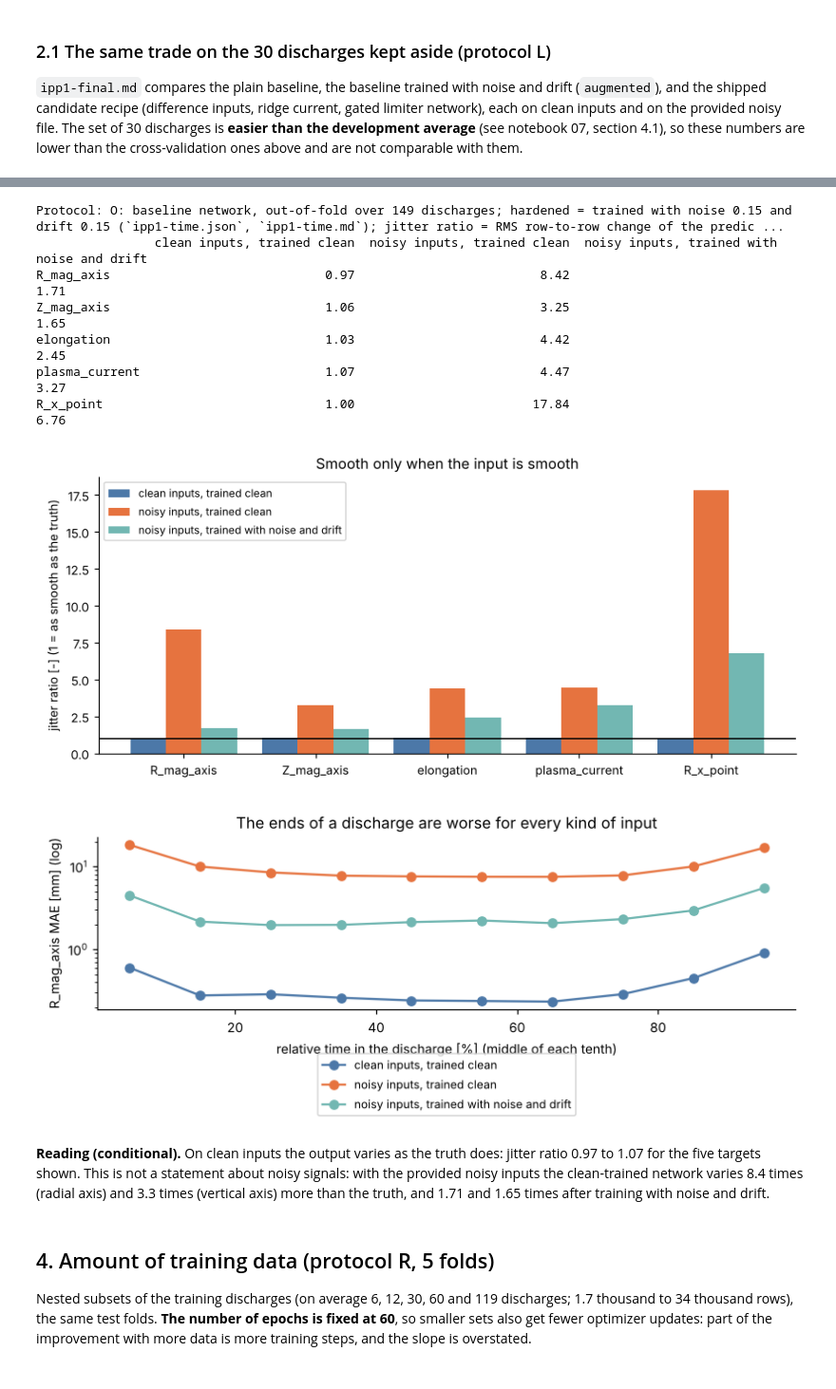
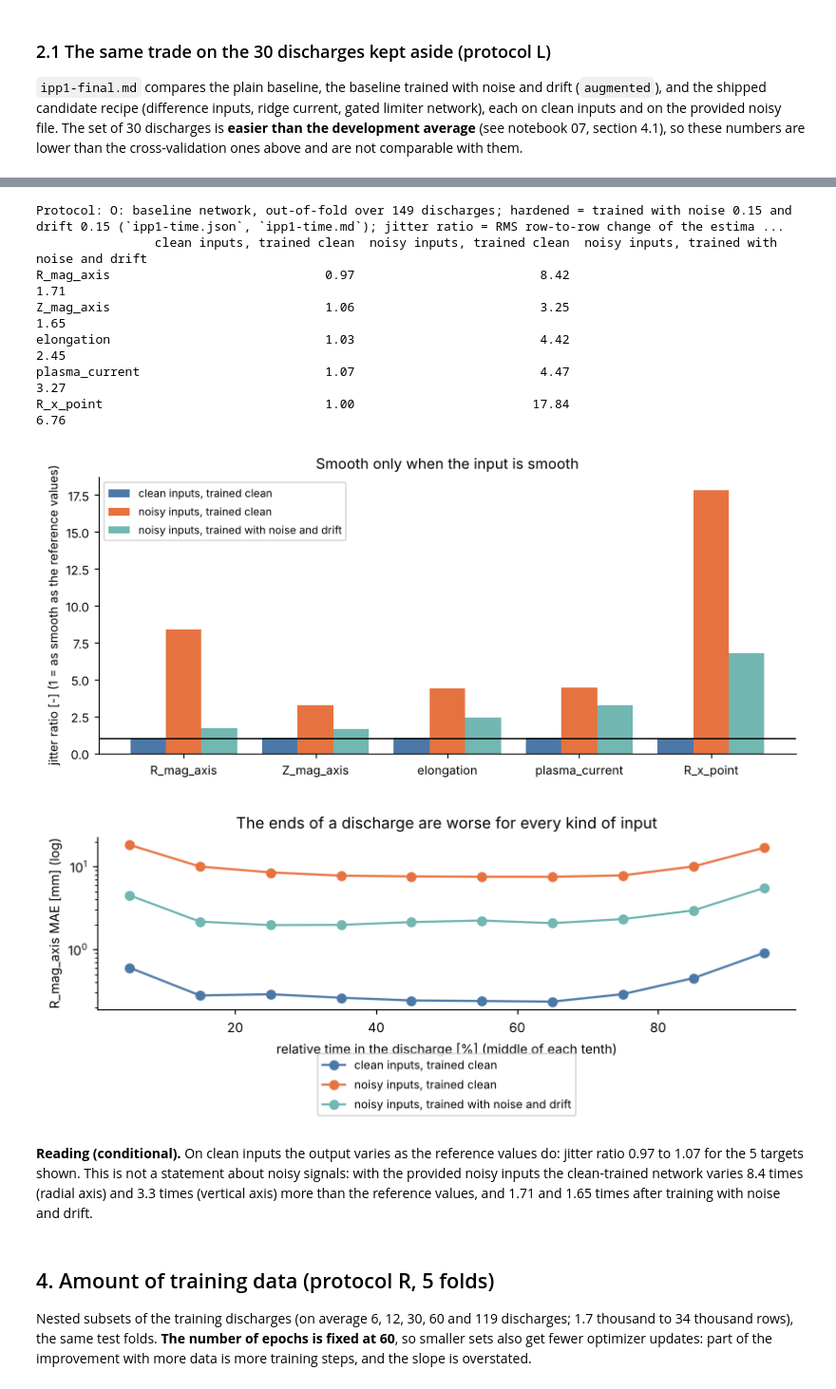
Before and after one commit to mschiller890/hackathon, a Jupyter notebook: notebooks/08_robustness_and_data_amount.ipynb, the cells around one changed output, grey strips where cells are left out. Shown at 95% size. Saved outputs shown, nothing was run; the diff lists cells and outputs as text; code cells hidden in the pictures.

```diff
--- a/notebooks/08_robustness_and_data_amount.ipynb
+++ b/notebooks/08_robustness_and_data_amount.ipynb
@@ -78,6 +78,8 @@ def table(name, heading=None, has=None, nth=0):
 def numeric(df, text=("target", "unit")):
     """Index by the first column and turn every other column into floats (text columns kept as strings)."""
     df = df.copy()
+    if "unit" in df.columns:
+        df["unit"] = df["unit"].replace("", "-")  # dimensionless targets: the results files leave the cell empty
     for c in df.columns[1:]:
         if c not in text:
             df[c] = df[c].map(num).astype(float)
@@ -169,12 +175,16 @@ P_R = ("R: baseline network 256-256-128, 60 epochs, 5 folds split by discharge,
        "noise and drift synthetic unless 'provided noisy' (`ipp1-robustness-findings.md`)")
 nd = numeric(table(F_ROB, "1. Noise and drift"), text=())
 nd.index.name = "trained on, tested on"
+def synth(s):  # make clear that drift (and the added noise) are ours, not in the provided file
+    return s.replace("noise 0.", "synthetic noise 0.").replace("drift 0.", "synthetic drift 0.")
+
+
 nd.columns = ["R axis [mm]", "Z axis [mm]", "elongation [-]", "limiter Z [mm]", "is_limited accuracy [%]"]
-show(nd, P_R)
+show(nd.rename(index=synth), P_R)
 
-fig, ax = plt.subplots(figsize=(8.5, 4)); names = list(nd.index)
+fig, ax = plt.subplots(figsize=(9.5, 4)); names = list(nd.index)
 colors = ["#4c78a8" if n.startswith("clean") else "#e6733f" if n.startswith("provided") else "#72b7b2" for n in names]
-ax.barh(names, nd["R axis [mm]"], color=colors); ax.set_xscale("log"); ax.invert_yaxis()
+ax.barh([synth(n) for n in names], nd["R axis [mm]"], color=colors); ax.set_xscale("log"); ax.invert_yaxis()
 for i, v in enumerate(nd["R axis [mm]"]): ax.text(v * 1.05, i, f"{v:.2f}", va="center", fontsize=8)
 ax.set_xlabel("radial axis position error, MAE [mm] (log scale)")
 ax.set_title("Blue: trained on clean data. Orange: trained on the provided noisy file. Green: augmented")
@@ -273,37 +283,37 @@ The three columns below are the plain network on clean inputs, the plain network
 # %%
 tj = json.loads(read("ipp1-time.json"))
 P_O = ("O: baseline network, out-of-fold over 149 discharges; hardened = trained with noise 0.15 and drift 0.15 (`ipp1-time.json`, `ipp1-time.md`)")
 tt = ["R_mag_axis", "Z_mag_axis", "elongation", "plasma_current", "R_x_point"]
 jit = pd.DataFrame({
     "clean inputs, trained clean": {t: tj["jitter_ratio"][t] for t in tt},
     "noisy inputs, trained clean": {t: tj["noisy"]["clean_on_noisy"]["jitter_ratio"][t] for t in tt},
     "noisy inputs, trained with noise and drift": {t: tj["noisy"]["hardened_on_noisy"]["jitter_ratio"][t] for t in tt}})
-show(jit, P_O + "; jitter ratio = RMS row-to-row change of the prediction / of the truth", fmt="{:.2f}")
+show(jit, P_O + "; jitter ratio = RMS row-to-row change of the estimate / of the reference values", fmt="{:.2f}")
 fig, ax = plt.subplots(figsize=(8, 3.6)); x = np.arange(len(jit)); w = 0.27
 for i, (c, colr) in enumerate(zip(jit.columns, ["#4c78a8", "#e6733f", "#72b7b2"])): ax.bar(x + (i - 1) * w, jit[c], w, label=c, color=colr)
-ax.axhline(1, color="k", lw=1); ax.set_xticks(x); ax.set_xticklabels(jit.index); ax.set_ylabel("jitter ratio [-] (1 = as smooth as the truth)")
+ax.axhline(1, color="k", lw=1); ax.set_xticks(x); ax.set_xticklabels(jit.index); ax.set_ylabel("jitter ratio [-] (1 = as smooth as the reference values)")
 ax.set_title("Smooth only when the input is smooth"); ax.legend(fontsize=8, loc="upper left"); plt.tight_layout(); plt.show()
 
 dec = {k: np.array(v["mae_by_time_decile"]["R_mag_axis"]) for k, v in {"clean inputs, trained clean": tj, "noisy inputs, trained clean": tj["noisy"]["clean_on_noisy"], "noisy inputs, trained with noise and drift": tj["noisy"]["hardened_on_noisy"]}.items()}
 fig, ax = plt.subplots(figsize=(7.5, 3.4))
 for (k, v), colr in zip(dec.items(), ["#4c78a8", "#e6733f", "#72b7b2"]): ax.plot(np.arange(1, 11) * 10 - 5, v, marker="o", label=k, color=colr)
 ax.set_yscale("log"); ax.set_xlabel("relative time in the discharge [%] (middle of each tenth)"); ax.set_ylabel("R_mag_axis MAE [mm] (log)")
 ax.set_title("The ends of a discharge are worse for every kind of input"); ax.legend(fontsize=8, loc="upper center", bbox_to_anchor=(0.5, -0.22), ncol=1); plt.tight_layout(); plt.show()
 display(Markdown(
-    f"**Reading (conditional).** On clean inputs the output varies as the truth does: jitter ratio {jit.iloc[:,0].min():.2f} to {jit.iloc[:,0].max():.2f} for the five targets shown. "
+    f"**Reading (conditional).** On clean inputs the output varies as the reference values do: jitter ratio {jit.iloc[:,0].min():.2f} to {jit.iloc[:,0].max():.2f} for the {len(tt)} targets shown. "
     f"This is not a statement about noisy signals: with the provided noisy inputs the clean-trained network varies {jit.loc['R_mag_axis'].iloc[1]:.1f} times (radial axis) and "
-    f"{jit.loc['Z_mag_axis'].iloc[1]:.1f} times (vertical axis) more than the truth, and {jit.loc['R_mag_axis'].iloc[2]:.2f} and {jit.loc['Z_mag_axis'].iloc[2]:.2f} times after training with noise and drift."))
+    f"{jit.loc['Z_mag_axis'].iloc[1]:.1f} times (vertical axis) more than the reference values, and {jit.loc['R_mag_axis'].iloc[2]:.2f} and {jit.loc['Z_mag_axis'].iloc[2]:.2f} times after training with noise and drift."))
 # %% [output]
-Protocol: O: baseline network, out-of-fold over 149 discharges; hardened = trained with noise 0.15 and drift 0.15 (`ipp1-time.json`, `ipp1-time.md`); jitter ratio = RMS row-to-row change of the predic ...
+Protocol: O: baseline network, out-of-fold over 149 discharges; hardened = trained with noise 0.15 and drift 0.15 (`ipp1-time.json`, `ipp1-time.md`); jitter ratio = RMS row-to-row change of the estima ...
                 clean inputs, trained clean  noisy inputs, trained clean  noisy inputs, trained with noise and drift
 R_mag_axis                             0.97                         8.42                                        1.71
 Z_mag_axis                             1.06                         3.25                                        1.65
 elongation                             1.03                         4.42                                        2.45
 plasma_current                         1.07                         4.47                                        3.27
 R_x_point                              1.00                        17.84                                        6.76
-[figure, old version]
+[figure, new version]
 [figure]
-**Reading (conditional).** On clean inputs the output varies as the truth does: jitter ratio 0.97 to 1.07 for the five targets shown. This is not a statement about noisy signals: with the provided noisy inputs the clean-trained network varies 8.4 times (radial axis) and 3.3 times (vertical axis) more than the truth, and 1.71 and 1.65 times after training with noise and drift.
+**Reading (conditional).** On clean inputs the output varies as the reference values do: jitter ratio 0.97 to 1.07 for the 5 targets shown. This is not a statement about noisy signals: with the provided noisy inputs the clean-trained network varies 8.4 times (radial axis) and 3.3 times (vertical axis) more than the reference values, and 1.71 and 1.65 times after training with noise and drift.
 # %% [markdown]
 ## 4. Amount of training data (protocol R, 5 folds)
 
```
Also changed, not shown: parts of 13 cells of this notebook, 2 other files.
